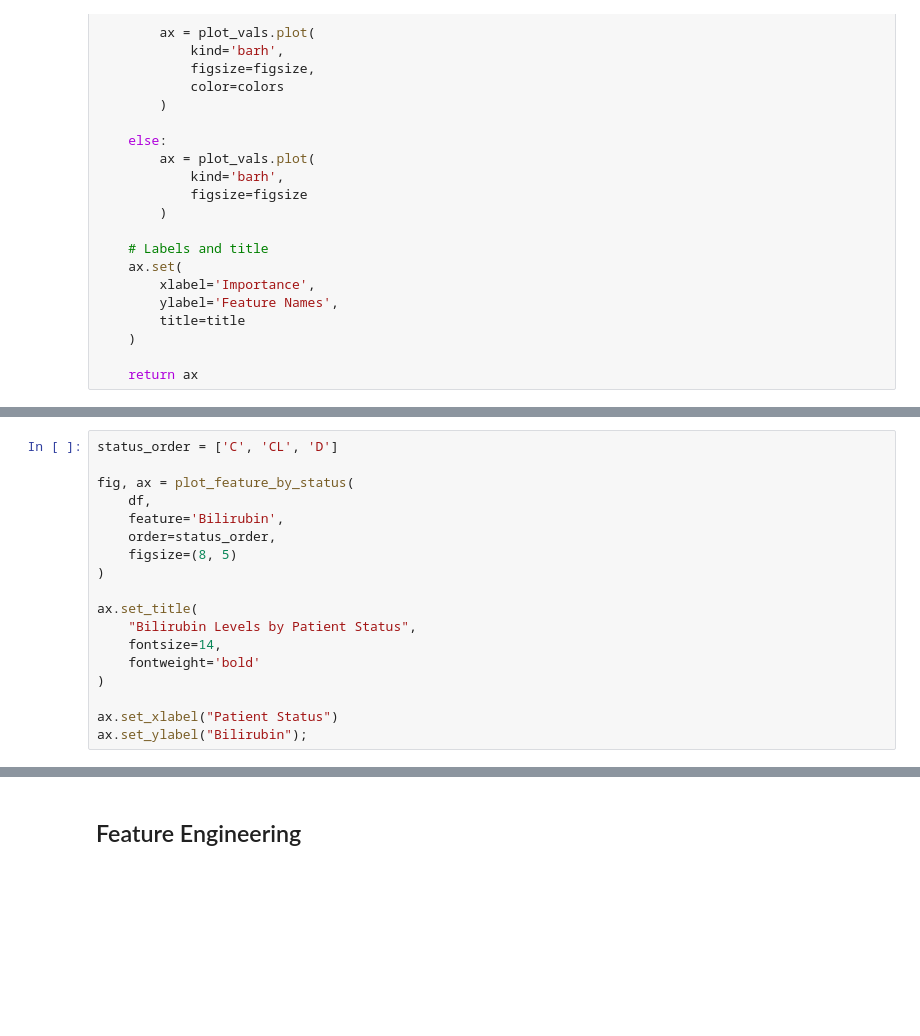
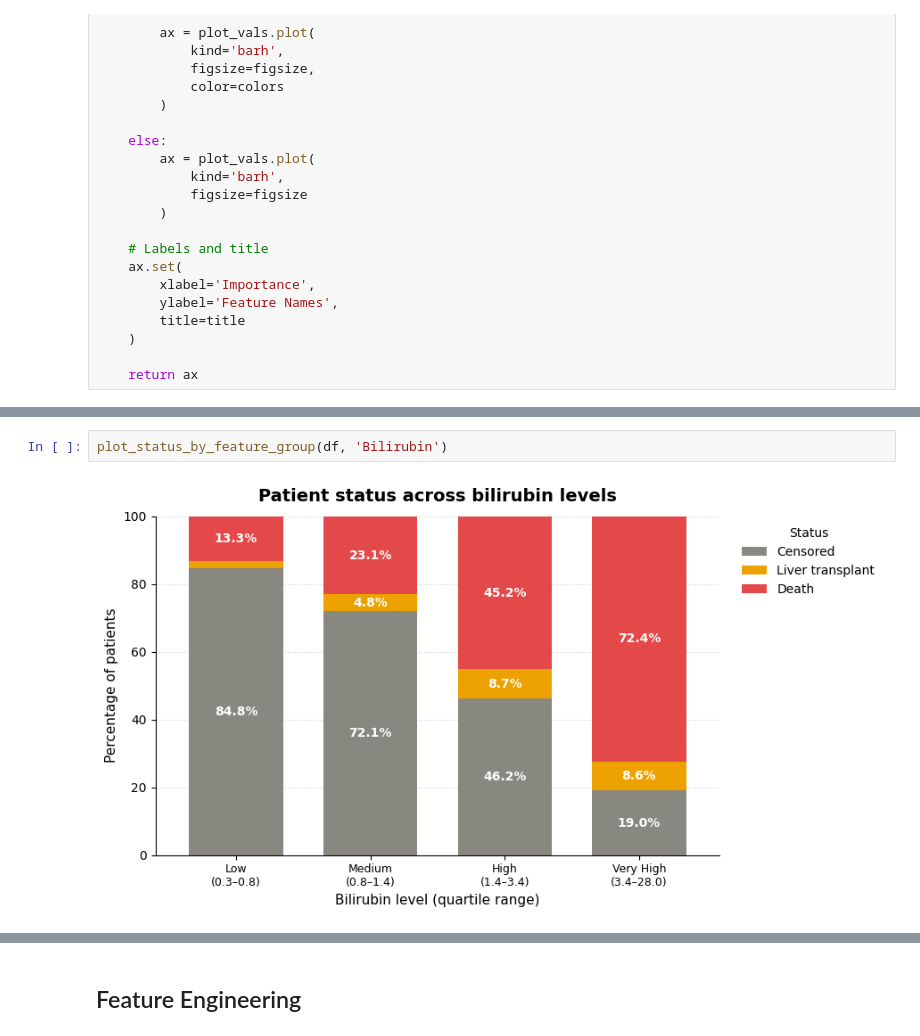
Before and after one commit to swirita/Cirrhosis-Prediction, a Jupyter notebook: Cirrhosis_Prediction.ipynb, the cells around one changed output, grey strips where cells are left out. Cells and saved outputs as stored; diff of their text form; blank space fills up the shorter version.

```diff
--- a/Cirrhosis_Prediction.ipynb
+++ b/Cirrhosis_Prediction.ipynb
@@ -1440,18 +1370,0 @@ def plot_feature_by_status(
-# %%
-status_order = ['C', 'CL', 'D']
-
-fig, ax = plot_feature_by_status(
-    df,
-    feature='Bilirubin',
-    order=status_order,
-    figsize=(8, 5)
-)
-
-ax.set_title(
-    "Bilirubin Levels by Patient Status",
-    fontsize=14,
-    fontweight='bold'
-)
-
-ax.set_xlabel("Patient Status")
-ax.set_ylabel("Bilirubin");
@@ -1505,0 +1431,4 @@ plt.show()
+# %%
+plot_status_by_feature_group(df, 'Bilirubin')
+# %% [output]
+[figure, added]
```
Also changed, not shown: parts of 15 cells of this notebook.
